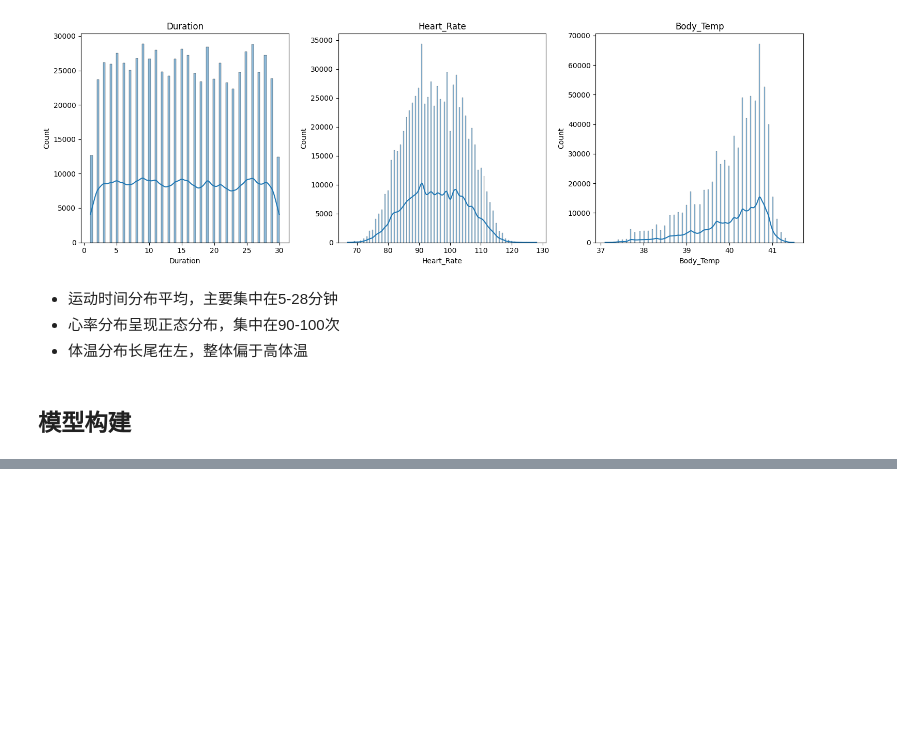
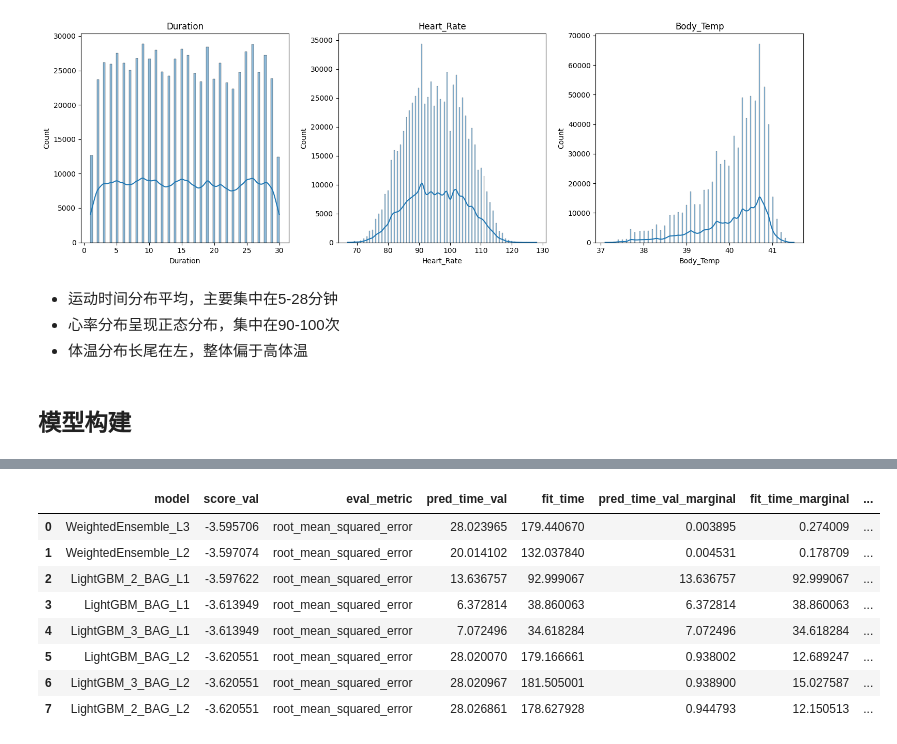
Before and after one commit to Hadesgo-miku/Calories, a Jupyter notebook: feature_engineering.ipynb, the cells around one changed output, grey strips where cells are left out. Drawn from its saved outputs; the diff is of its cells as text; code cells hidden in the pictures; blank space fills up the shorter version.

Commit message:
update metric

```diff
--- a/feature_engineering.ipynb
+++ b/feature_engineering.ipynb
@@ -158,23 +158,9 @@ model_params = {
     ]
 }
 # 创建并训练模型
-predictor = TabularPredictor(
+light_predictor = TabularPredictor(
     label=label,
-    eval_metric='rmse',  # 使用均方根误差作为评估指标
-    problem_type='regression'  # 回归问题
+    eval_metric='rmlse',  # 使用均方根误差作为评估指标
+    problem_type='regression',  # 回归问题
+    path='./models/model1'
 )
-
-# 训练模型
-predictor.fit(
-    train_data=train_data,
-    tuning_data=val_data,
-    hyperparameters=model_params,
-    presets='best_quality'
-)
-
-# 输出模型性能评估
-print("模型性能评估:")
-print(predictor.leaderboard())
-
-# 保存模型
-predictor.save('calories_prediction_model')
@@ -180,0 +186,19 @@ predictor.save('calories_prediction_model')
+# %%
+# 训练模型
+light_predictor.fit(
+    train_data=train_data,
+    hyperparameters=model_params,
+    presets='best_quality'
+)
+# %%
+light_predictor.leaderboard()
+# %% [output]
+|  | model | score_val | eval_metric | pred_time_val | fit_time | pred_time_val_marginal | fit_time_marginal | ... |
+| 0 | WeightedEnsemble_L3 | -3.595706 | root_mean_squared_error | 28.023965 | 179.440670 | 0.003895 | 0.274009 | ... |
+| 1 | WeightedEnsemble_L2 | -3.597074 | root_mean_squared_error | 20.014102 | 132.037840 | 0.004531 | 0.178709 | ... |
+| 2 | LightGBM_2_BAG_L1 | -3.597622 | root_mean_squared_error | 13.636757 | 92.999067 | 13.636757 | 92.999067 | ... |
+| 3 | LightGBM_BAG_L1 | -3.613949 | root_mean_squared_error | 6.372814 | 38.860063 | 6.372814 | 38.860063 | ... |
+| 4 | LightGBM_3_BAG_L1 | -3.613949 | root_mean_squared_error | 7.072496 | 34.618284 | 7.072496 | 34.618284 | ... |
+| 5 | LightGBM_BAG_L2 | -3.620551 | root_mean_squared_error | 28.020070 | 179.166661 | 0.938002 | 12.689247 | ... |
+| 6 | LightGBM_3_BAG_L2 | -3.620551 | root_mean_squared_error | 28.020967 | 181.505001 | 0.938900 | 15.027587 | ... |
+| 7 | LightGBM_2_BAG_L2 | -3.620551 | root_mean_squared_error | 28.026861 | 178.627928 | 0.944793 | 12.150513 | ... |
```
Also changed, not shown: parts of 4 cells of this notebook, 1 other file.
